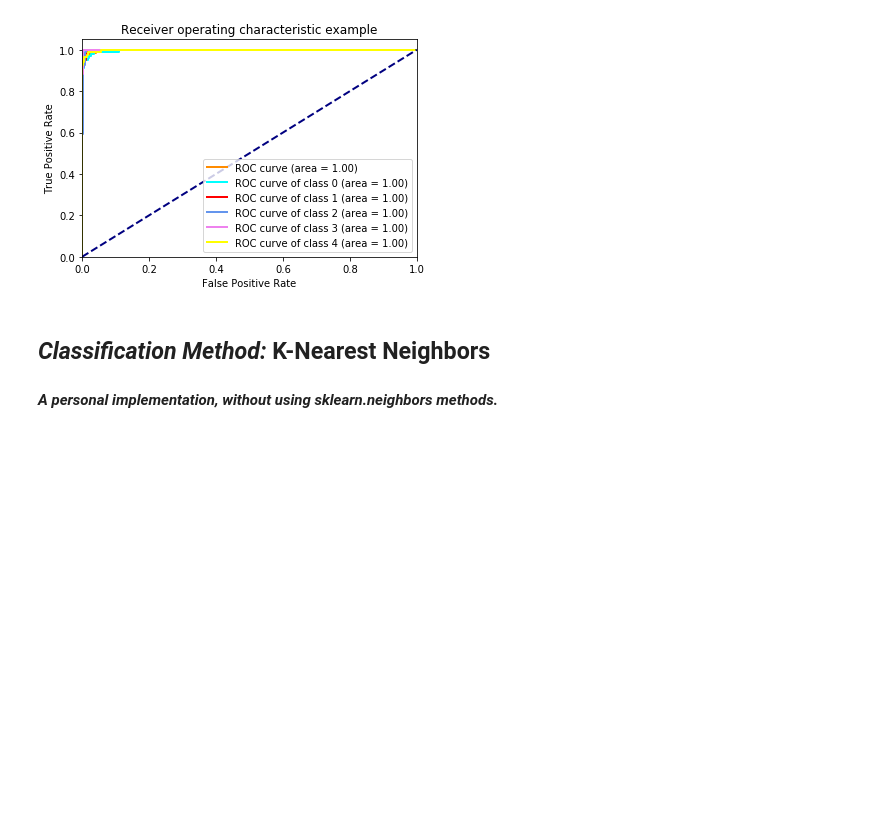
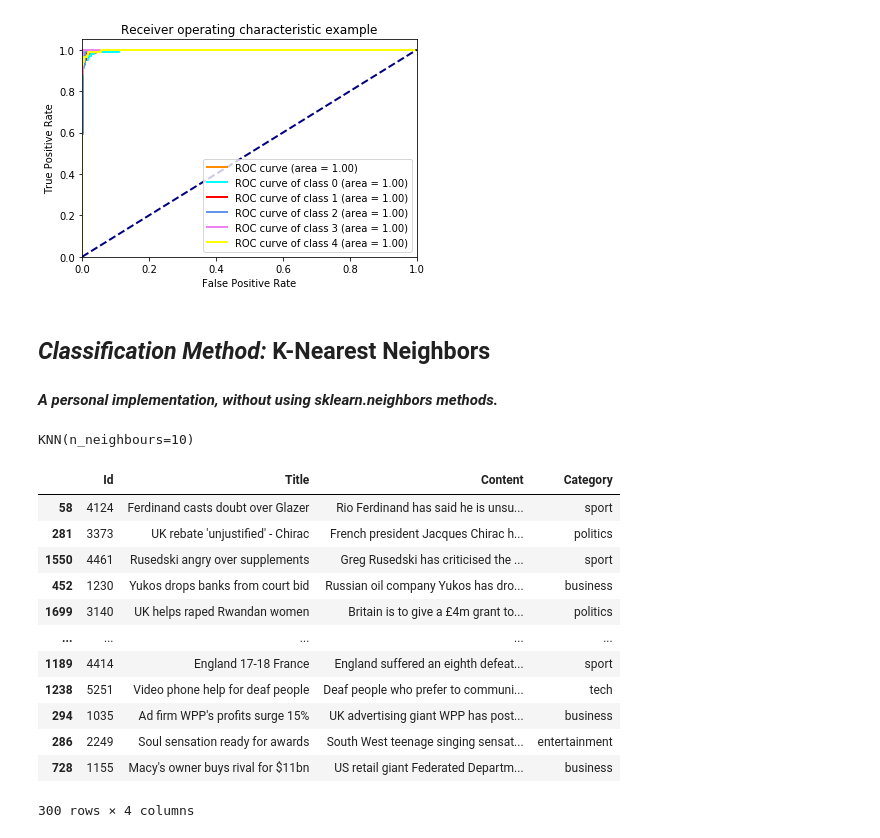
Before and after one commit to TazTornado/MiningTheNews, a Jupyter notebook: src/Categorization.ipynb, the cells around one changed output. Cells and saved outputs as stored; diff of their text form; code cells hidden in the pictures; blank space fills up the shorter version.

```diff
--- a/src/Categorization.ipynb
+++ b/src/Categorization.ipynb
@@ -583,0 +636,38 @@ plt.show()
+# %%
+knn_train = df_train.sample(n = 300,random_state=7)
+
+knn_test = df_test.sample(n = 100,random_state=7)
+
+knn_vectorizer = CountVectorizer(ngram_range=(1,2), stop_words= STOPWORDS)
+
+knn_train_tokens = knn_train.Content.values
+X_knn = knn_vectorizer.fit_transform(knn_train_tokens)
+X_knn = X_knn.toarray()
+
+knn_test_tokens = knn_test.Content.values
+X_knn_test = knn_vectorizer.transform(knn_test_tokens)
+X_knn_test = X_knn_test.toarray()
+
+
+
+knn = KNN(10)
+
+knn.fit(X_knn, knn_train.Category.values)
+# %% [output]
+KNN(n_neighbours=10)
+# %%
+knn_train
+# %% [output]
+|  | Id | Title | Content | Category |
+| 58 | 4124 | Ferdinand casts doubt over Glazer | Rio Ferdinand has said he is unsu... | sport |
+| 281 | 3373 | UK rebate 'unjustified' - Chirac | French president Jacques Chirac h... | politics |
+| 1550 | 4461 | Rusedski angry over supplements | Greg Rusedski has criticised the ... | sport |
+| 452 | 1230 | Yukos drops banks from court bid | Russian oil company Yukos has dro... | business |
+| 1699 | 3140 | UK helps raped Rwandan women | Britain is to give a £4m grant to... | politics |
+| ... | ... | ... | ... | ... |
+| 1189 | 4414 | England 17-18 France | England suffered an eighth defeat... | sport |
+| 1238 | 5251 | Video phone help for deaf people | Deaf people who prefer to communi... | tech |
+| 294 | 1035 | Ad firm WPP's profits surge 15% | UK advertising giant WPP has post... | business |
+| 286 | 2249 | Soul sensation ready for awards | South West teenage singing sensat... | entertainment |
+| 728 | 1155 | Macy's owner buys rival for $11bn | US retail giant Federated Departm... | business |
+300 rows × 4 columns
```
Also changed, not shown: parts of 10 cells of this notebook.
